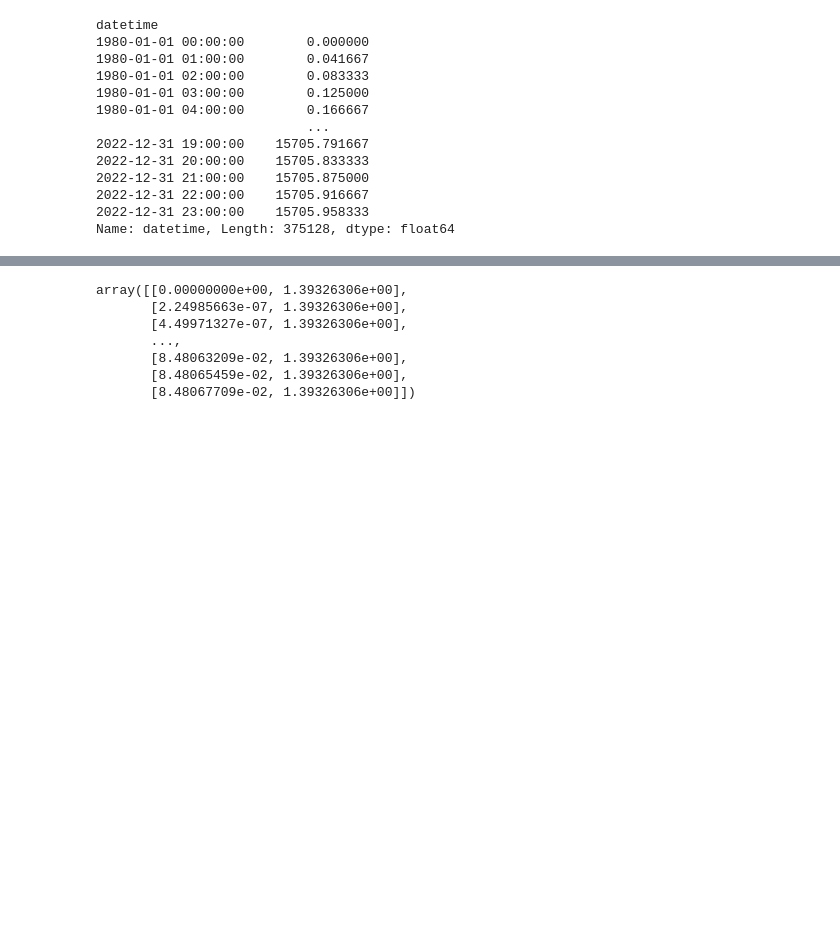
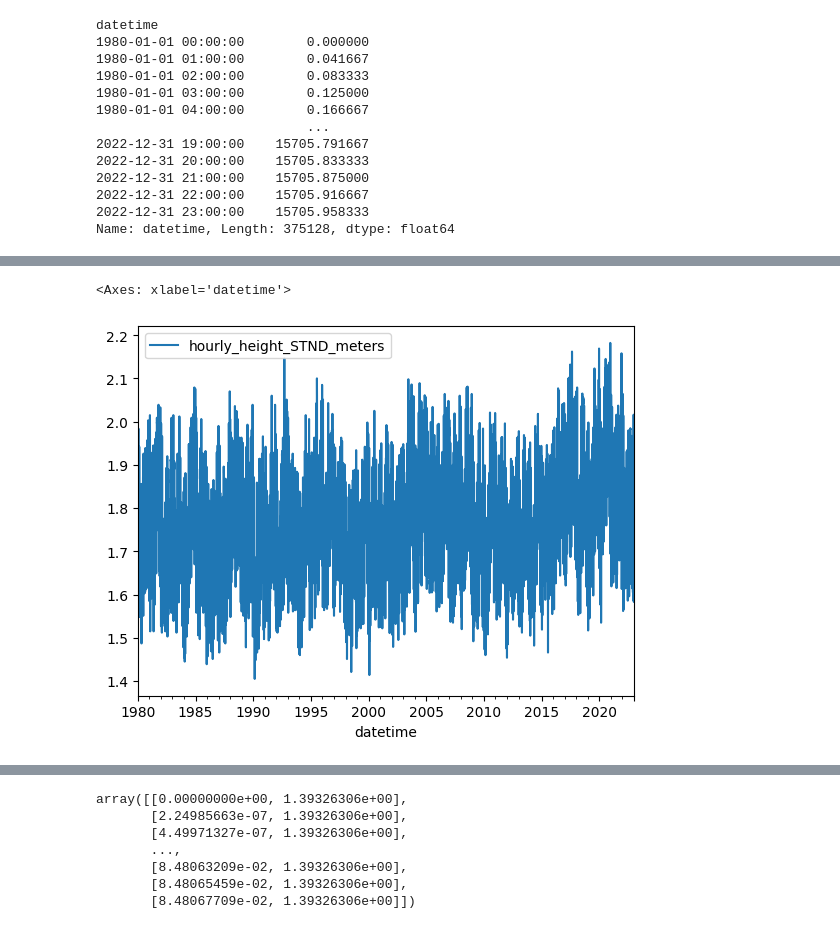
Before and after one commit to asascience/ncdis, a Jupyter notebook: dataprep/dataprep.ipynb, the cells around one changed output, grey strips where cells are left out. Drawn from its saved outputs; the diff is of its cells as text; code cells hidden in the pictures; blank space fills up the shorter version.

```diff
--- a/dataprep/dataprep.ipynb
+++ b/dataprep/dataprep.ipynb
@@ -86,0 +139,5 @@ data.resample('D').max()
+# %%
+dailyMax.plot()
+# %% [output]
+<Axes: xlabel='datetime'>
+[figure, added]
```
Also changed, not shown: parts of 11 cells of this notebook, 1 other file.
